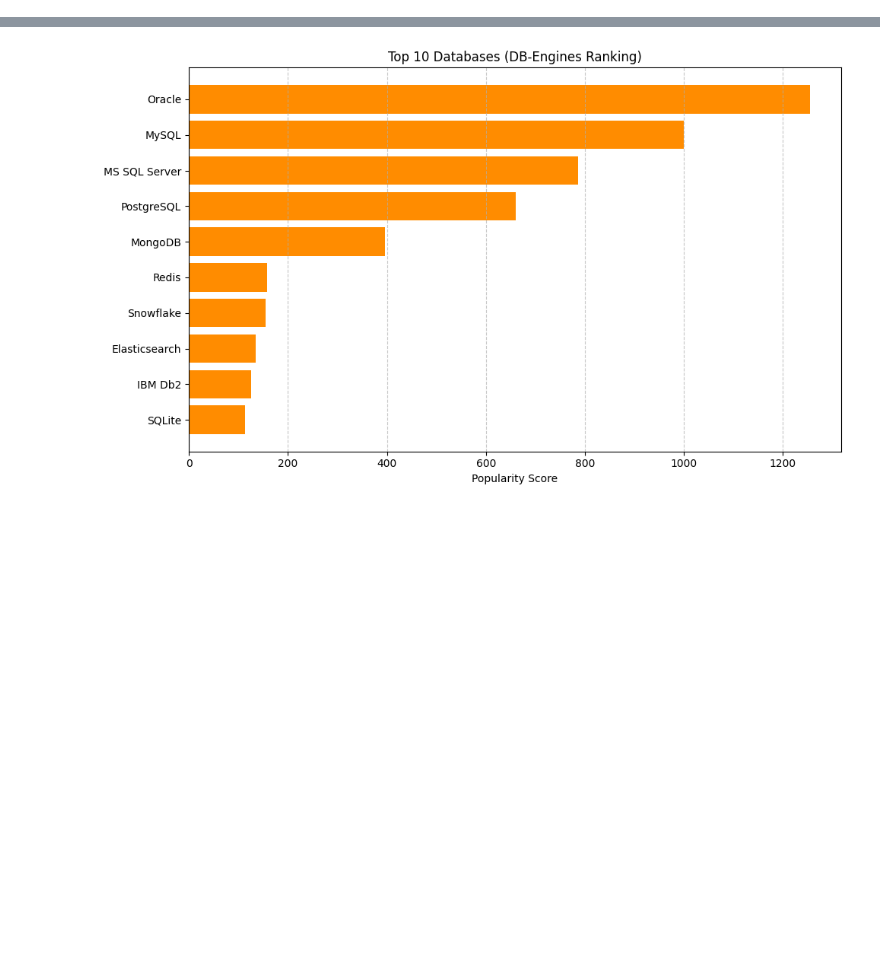
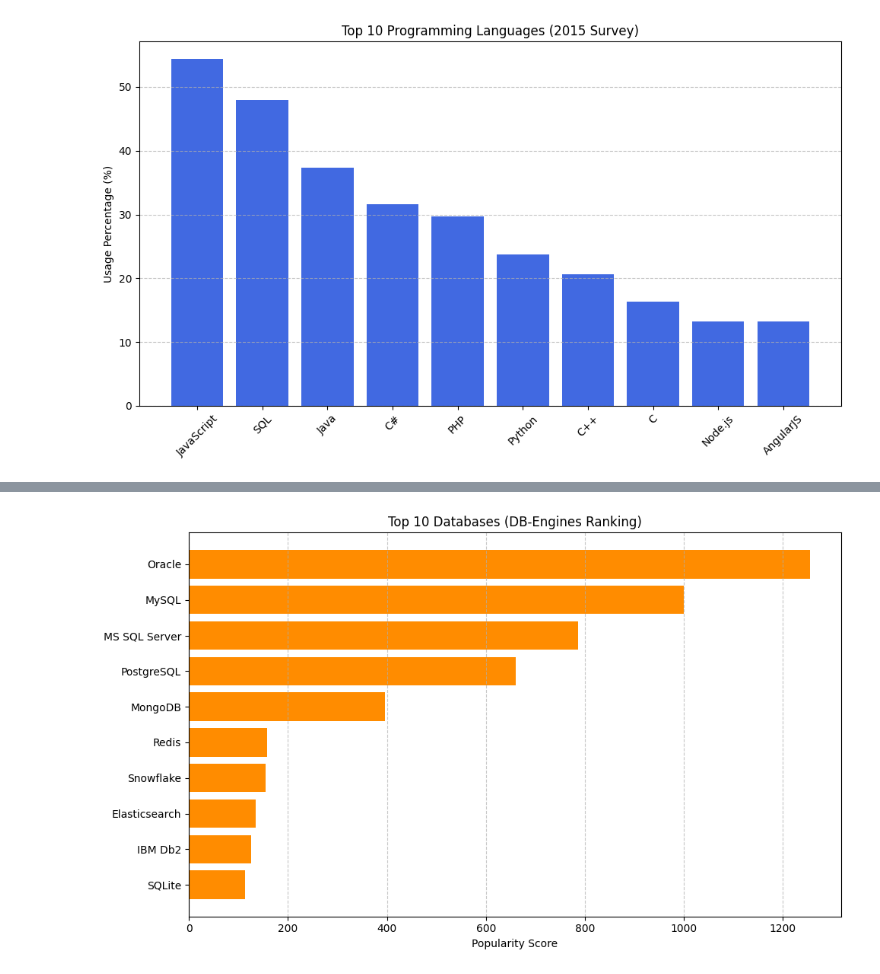
Before and after one commit to EhSlashEh/NPower-Capstone, a Jupyter notebook: Capstone.ipynb, the cells around one changed output, grey strips where cells are left out. Cells and saved outputs as stored; diff of their text form; code cells hidden in the pictures; blank space fills up the shorter version.

```diff
--- a/Capstone.ipynb
+++ b/Capstone.ipynb
@@ -32,0 +21,18 @@ plt.show()
+# %%
+import matplotlib.pyplot as plt
+
+# Data from Stack Overflow Developer Survey 2015
+languages_2015 = ["JavaScript", "SQL", "Java", "C#", "PHP", "Python", "C++", "C", "Node.js", "AngularJS"]
+usage_2015 = [54.4, 48.0, 37.4, 31.6, 29.7, 23.8, 20.6, 16.4, 13.3, 13.3]
+
+# Create vertical bar chart for 2015 usage
+plt.figure(figsize=(10, 6))
+plt.bar(languages_2015, usage_2015, color='royalblue')
+plt.ylabel("Usage Percentage (%)")
+plt.title("Top 10 Programming Languages (2015 Survey)")
+plt.xticks(rotation=45)
+plt.grid(axis='y', linestyle='--', alpha=0.7)
+plt.tight_layout()
+plt.show()
+# %% [output]
+[figure, added]
```
Also changed, not shown: parts of 7 cells of this notebook.
